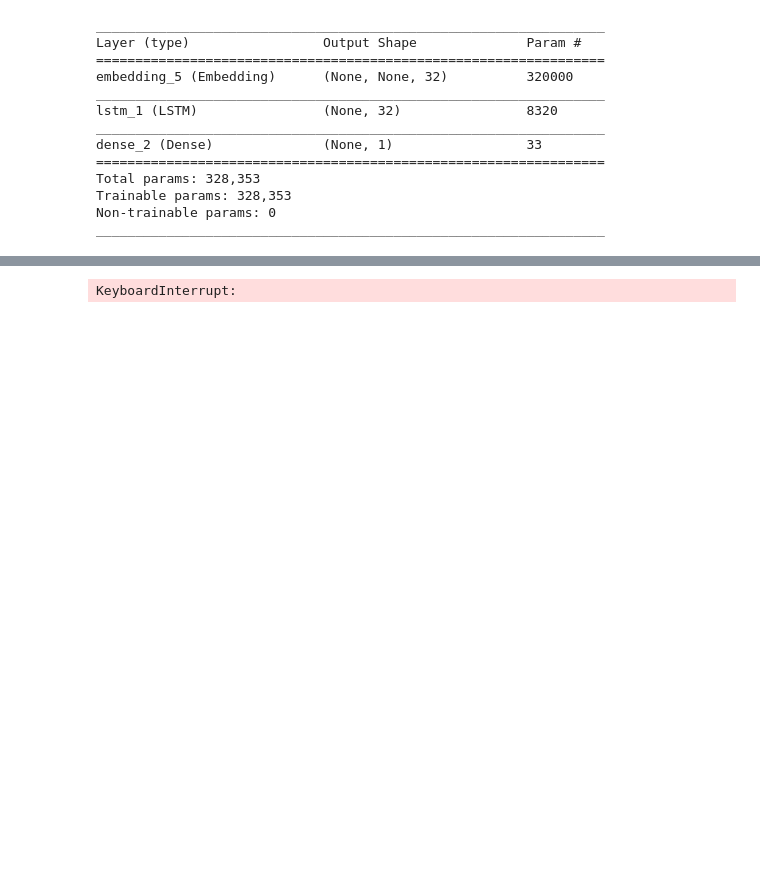
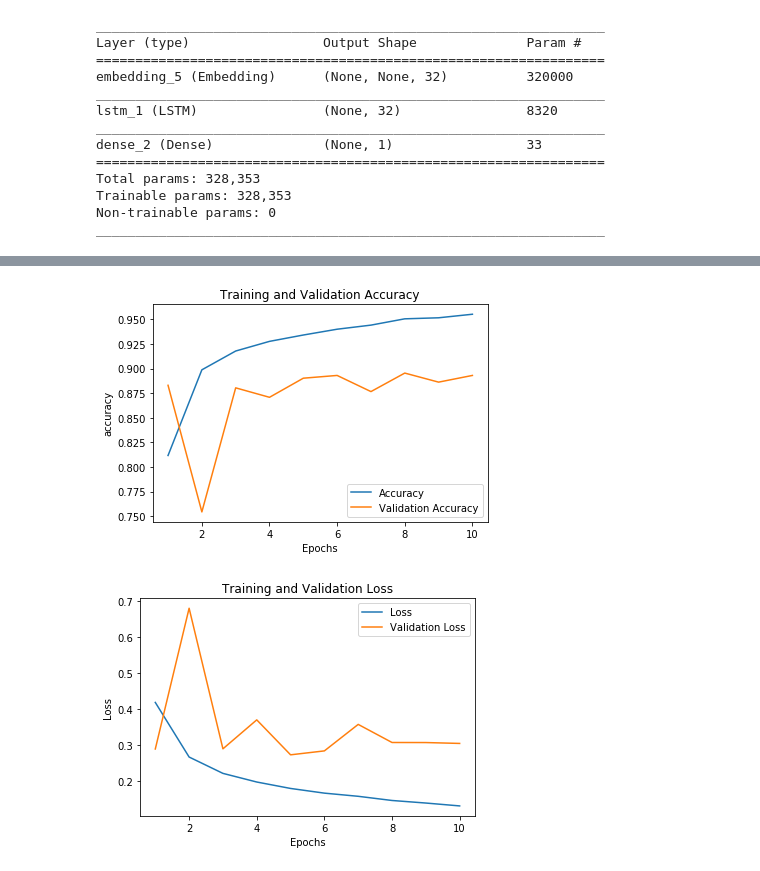
Before and after one commit to dhodun/keras-manning, a Jupyter notebook: Keras Ch 6 Text Data RNNs.ipynb, the cells around one changed output, grey strips where cells are left out. Saved outputs shown, nothing was run; the diff lists cells and outputs as text; code cells hidden in the pictures; blank space fills up the shorter version.

Commit message:
visualizations

```diff
--- a/Keras Ch 6 Text Data RNNs.ipynb
+++ b/Keras Ch 6 Text Data RNNs.ipynb
@@ -211,7 +211,7 @@ history = model.fit(
     batch_size=batch_size,
     validation_split=0.2)
 
-model.save('./models/imdb_25k_lstm')
+model.save('./models/imdb_25k_lstm.h5')
 
 print_curves(history)
 # %% [output]
@@ -222 +235,2 @@ Epoch 2/10
-KeyboardInterrupt:
+[figure, added]
+[figure, added]
```
Also changed, not shown: parts of 6 cells of this notebook, 1 other file.
